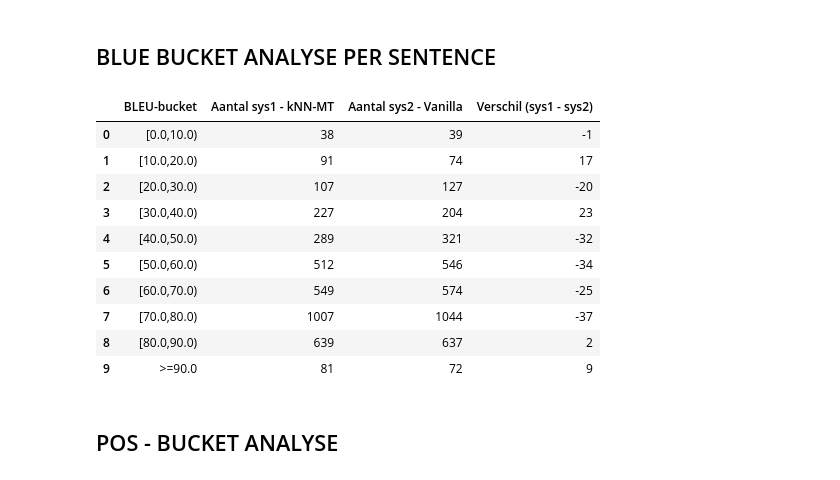
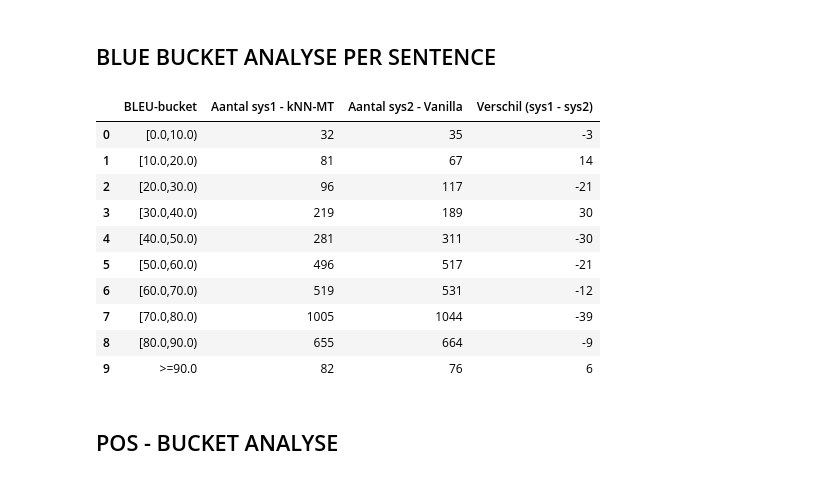
Before and after one commit to SedatGunay/kNN-MT, a Jupyter notebook: notebooks/commonvoice.ipynb, the cells around one changed output. Drawn from its saved outputs; the diff is of its cells as text; code cells hidden in the pictures.

```diff
--- a/notebooks/commonvoice.ipynb
+++ b/notebooks/commonvoice.ipynb
@@ -18,37 +19,43 @@ from plotting import plot_wer_distribution, plot_knn_gain_scatter
 # %%
 # Load data
 data_dir = "/Users/sedatgunay/Desktop/compare-mt-2/commonvoice/"
 ref_path = os.path.join(data_dir, "common_test_ref_texts.txt")
 knn_path = os.path.join(data_dir, "common_test_knn_texts.txt")
 van_path = os.path.join(data_dir, "common_test_van_texts.txt")
 
 # 📄 3. Laad bestanden
 refs = load_file(ref_path)
 knn = load_file(knn_path)
 van = load_file(van_path)
 
+# normalize texts
+
+refs = [normalize_text(line) for line in refs]
+knn  = [normalize_text(line) for line in knn]
+van = [normalize_text(line) for line in van]
+
 # ✅ Controle: gelijke lengte
 assert len(refs) == len(knn) == len(van), "Lengtes van de bestanden komen niet overeen."
 
 # 📊 4. BLEU-bucket edges instellen
 bucket_edges = [10.0, 20.0, 30.0, 40.0, 50.0, 60.0, 70.0, 80.0, 90.0]
 
 df_bleu = compare_bleu_buckets(refs, knn, van, bucket_edges)
 
 df_bleu.style.background_gradient(cmap="RdYlGn", subset=["Verschil (sys1 - sys2)"])
 # df_bleu.to_csv("bleu_buckets_commonvoice.csv", index=False)  # of een andere naam per versie
 # %% [output]
 |  | BLEU-bucket | Aantal sys1 - kNN-MT | Aantal sys2 - Vanilla | Verschil (sys1 - sys2) |
-| 0 | [0.0,10.0) | 38 | 39 | -1 |
-| 1 | [10.0,20.0) | 91 | 74 | 17 |
-| 2 | [20.0,30.0) | 107 | 127 | -20 |
-| 3 | [30.0,40.0) | 227 | 204 | 23 |
-| 4 | [40.0,50.0) | 289 | 321 | -32 |
-| 5 | [50.0,60.0) | 512 | 546 | -34 |
-| 6 | [60.0,70.0) | 549 | 574 | -25 |
-| 7 | [70.0,80.0) | 1007 | 1044 | -37 |
-| 8 | [80.0,90.0) | 639 | 637 | 2 |
-| 9 | >=90.0 | 81 | 72 | 9 |
+| 0 | [0.0,10.0) | 32 | 35 | -3 |
+| 1 | [10.0,20.0) | 81 | 67 | 14 |
+| 2 | [20.0,30.0) | 96 | 117 | -21 |
+| 3 | [30.0,40.0) | 219 | 189 | 30 |
+| 4 | [40.0,50.0) | 281 | 311 | -30 |
+| 5 | [50.0,60.0) | 496 | 517 | -21 |
+| 6 | [60.0,70.0) | 519 | 531 | -12 |
+| 7 | [70.0,80.0) | 1005 | 1044 | -39 |
+| 8 | [80.0,90.0) | 655 | 664 | -9 |
+| 9 | >=90.0 | 82 | 76 | 6 |
 # %% [markdown]
 ## POS - BUCKET ANALYSE
 # %%
```
Also changed, not shown: parts of 6 cells of this notebook, 1 other file.
